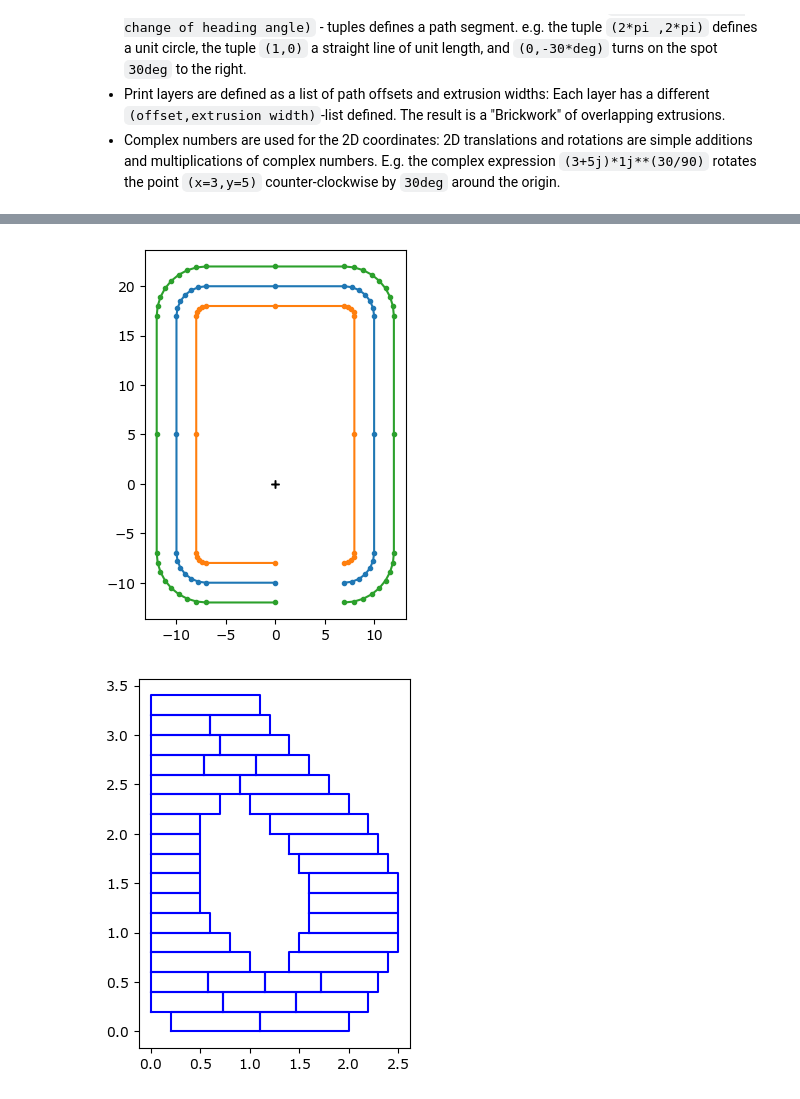
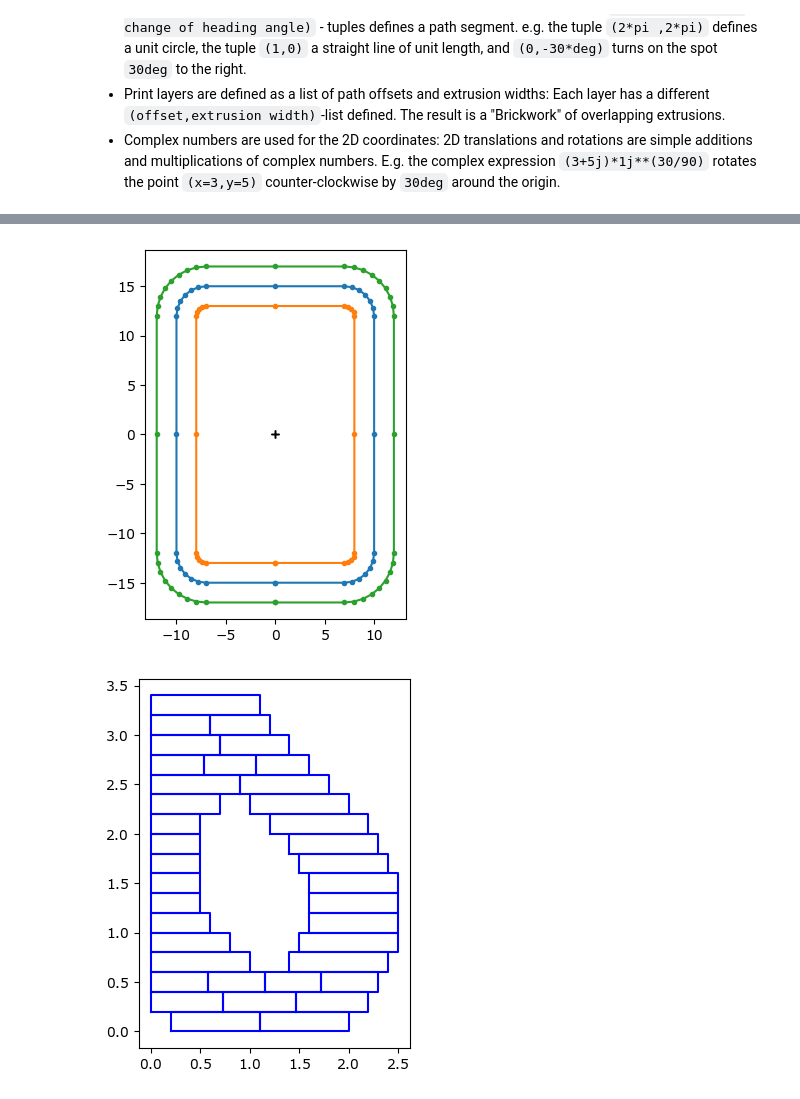
Before and after one commit to RichardPotthoff/myrepo, a Jupyter notebook: transition_piece.ipynb, the cells around one changed output, grey strips where cells are left out. Saved outputs shown, nothing was run; the diff lists cells and outputs as text; code cells hidden in the pictures.

```diff
--- a/transition_piece.ipynb
+++ b/transition_piece.ipynb
@@ -76,27 +151,3 @@ def turtlePath2ComplexPoints(turtlePath,p0=0+0j,a0=1+0j,scale=1.0,tol=0.05,offs=
             yield p
           v*=dda
           a*=dda
-# %%
-def transitionPiece(a,b,r):
-    return mirrorTurtlePath([[a/2-r,0.0],[r*90*deg,90*deg],[b/2-r,0.0]])*2
-a,b,r=20,30,3
-rn=(turtlePathLengthArea(transitionPiece(a,b,r))[1]/pi)**0.5 #circle with same area
-print(f'{rn=}, {((a*b-r**2*(4-pi))/pi)**0.5=}')
-n=6
-from math import cos,pi
-a0=1+0j
-for i in range(n):
-  alpha=0.5+0.5*cos(i/(n-1)*pi)
-  r_=min(a/2,b/2,r+ (rn-r)*(1-alpha))
-  a_,b_=2*r_+(a-2*r_)*alpha, 2*r_+(b-2*r_)*alpha
-  turtlePath=transitionPiece(a_,b_,r_)
-  L_,A_=turtlePathLengthArea(turtlePath)
-  if i==0:
-      L,A=L_,A_
-  scale=(A/A_)**0.5
-  p0=0-1j*b_*scale/2
-  px,headings=np.array(list(turtlePath2ComplexPoints(turtlePath,scale=scale,p0=p0,a0=a0,tol= 0.03,offs=0,return_heading=True))).transpose()
-  plt.plot(0,0,'k+')
-  plt.plot(px.real,px.imag,'.-')
-plt.gca().set_aspect('equal')
-plt.show()
@@ -106,19 +192,19 @@ rn=13.730505300521825, ((a*b-r**2*(4-pi))/pi)**0.5=13.730505300521825
 # %%
-def transitionPiece(a,b,r):
-    return mirrorTurtlePath([[a/2-r,0.0],[r*90*deg,90*deg],[b/2-r,0.0]])*2
-a,b,r=20,30,3
+#Path offset example.
+#This is used to produce the flanges, in combination with the "Brickwork" defined below:
+
 n=4
 from math import cos,pi
-a0=1+0j
+sh=1+0j
 for offs in (0,-2,2):
-  turtlePath=transitionPiece(a,b,r)
+  turtlePath=transitionPiece(bottom_width,bottom_depth,bottom_radius)
   scale=1
-  p0=0-1j*b_*scale/2
-  px,headings=np.array(list(turtlePath2ComplexPoints(turtlePath,scale=scale,p0=p0,a0=a0,tol= 0.03,offs=offs,return_heading=True))).transpose()
+  sp=0-1j*bottom_depth*scale/2
+  px,headings=np.array(list(turtlePath2ComplexPoints(turtlePath,scale=scale,p0=sp,a0=sh,tol= 0.03,offs=offs,return_startpoint=True,return_heading=True))).transpose()
   plt.plot(0,0,'k+')
   plt.plot(px.real,px.imag,'.-')
 plt.gca().set_aspect('equal')
 plt.show()
 # %% [output]
-[figure, old version]
+[figure, new version]
 # %%
```
Also changed, not shown: parts of 14 cells of this notebook.
